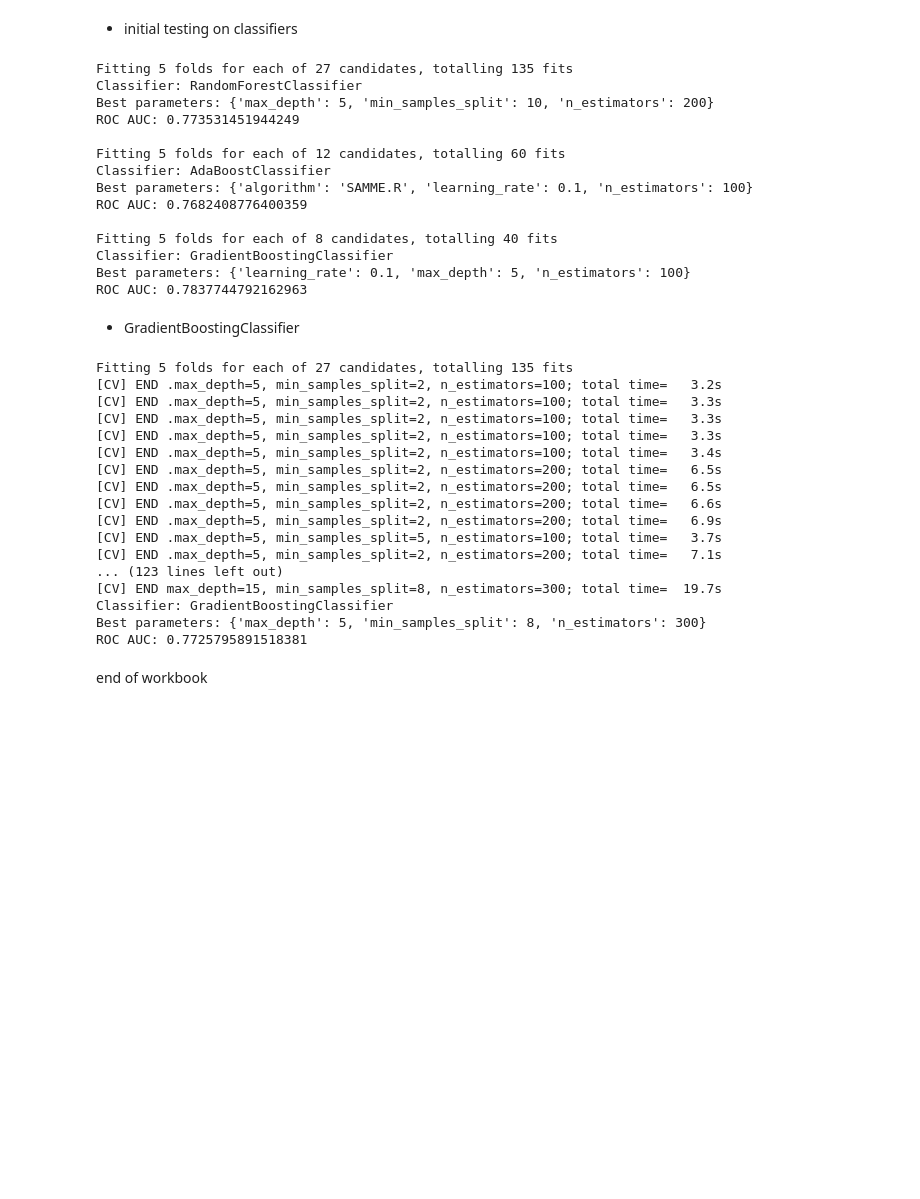
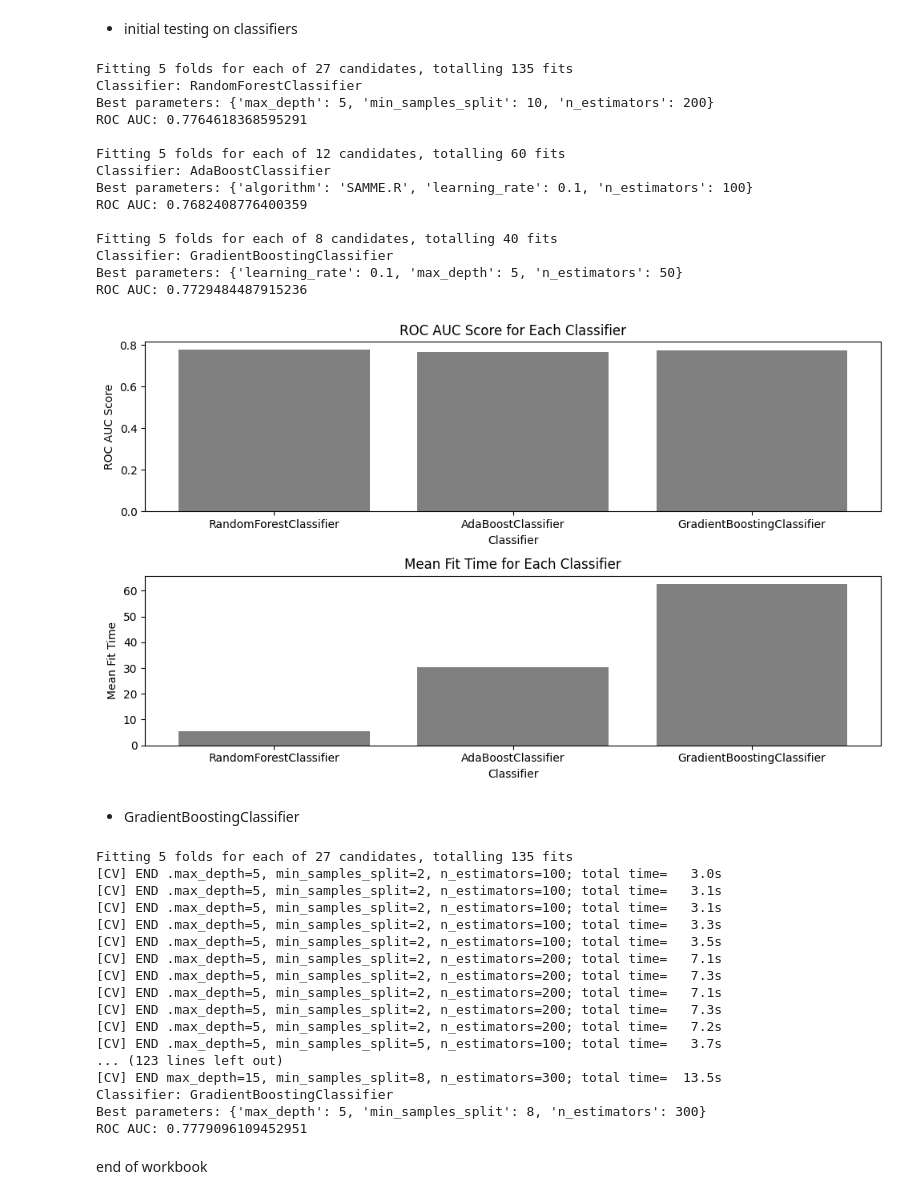
Before and after one commit to jaeyoun-chang/u_city_capstone, a Jupyter notebook: Arvato_Project_Workbook.ipynb, the cells around one changed output. Cells and saved outputs as stored; diff of their text form; code cells hidden in the pictures; blank space fills up the shorter version.

```diff
--- a/Arvato_Project_Workbook.ipynb
+++ b/Arvato_Project_Workbook.ipynb
@@ -2109,6 +2107,10 @@ param_grids = [
 ]
 
 # Perform GridSearchCV
+
+scores = []
+times = []
+
 for i, j in zip(classifiers, param_grids):
     grid_search = GridSearchCV(i, j,
                                cv = KFold(n_splits = 5, shuffle = True, random_state = 0),
@@ -2125,6 +2127,10 @@ for i, j in zip(classifiers, param_grids):
     y_pred_prob = best_model.predict_proba(X_test)[:, 1]
     roc_auc = roc_auc_score(y_test, y_pred_prob)
 
+    # enlist the score and mean fit time
+    scores.append(roc_auc)
+    times.append(np.mean(grid_search.cv_results_['mean_fit_time']))
+
     print("Classifier:", i.__class__.__name__)
     print("Best parameters:", grid_search.best_params_)
     print("ROC AUC:", roc_auc, '\n')
@@ -2132,7 +2138,7 @@ for i, j in zip(classifiers, param_grids):
 Fitting 5 folds for each of 27 candidates, totalling 135 fits
 Classifier: RandomForestClassifier
 Best parameters: {'max_depth': 5, 'min_samples_split': 10, 'n_estimators': 200}
-ROC AUC: 0.773531451944249
+ROC AUC: 0.7764618368595291
 
 Fitting 5 folds for each of 12 candidates, totalling 60 fits
 Classifier: AdaBoostClassifier
@@ -2141,8 +2147,29 @@ ROC AUC: 0.7682408776400359
 
 Fitting 5 folds for each of 8 candidates, totalling 40 fits
 Classifier: GradientBoostingClassifier
-Best parameters: {'learning_rate': 0.1, 'max_depth': 5, 'n_estimators': 100}
-ROC AUC: 0.7837744792162963
+Best parameters: {'learning_rate': 0.1, 'max_depth': 5, 'n_estimators': 50}
+ROC AUC: 0.7729484487915236
+# %%
+# Plot the scores and times
+classifiers_names = [c.__class__.__name__ for c in classifiers]
+
+plt.figure(figsize=(10, 6))
+plt.subplot(2, 1, 1)
+plt.bar(classifiers_names, scores, color = 'gray')
+plt.xlabel('Classifier')
+plt.ylabel('ROC AUC Score')
+plt.title('ROC AUC Score for Each Classifier')
+
+plt.subplot(2, 1, 2)
+plt.bar(classifiers_names, times, color = 'gray')
+plt.xlabel('Classifier')
+plt.ylabel('Mean Fit Time')
+plt.title('Mean Fit Time for Each Classifier')
+
+plt.tight_layout()
+plt.show()
+# %% [output]
+[figure, added]
 # %% [markdown]
 * GradientBoostingClassifier
 # %%
@@ -2179,21 +2206,21 @@ print("Best parameters:", grid_search.best_params_)
 print("ROC AUC:", roc_auc, '\n')
 # %% [output]
 Fitting 5 folds for each of 27 candidates, totalling 135 fits
-[CV] END .max_depth=5, min_samples_split=2, n_estimators=100; total time=   3.2s
+[CV] END .max_depth=5, min_samples_split=2, n_estimators=100; total time=   3.0s
+[CV] END .max_depth=5, min_samples_split=2, n_estimators=100; total time=   3.1s
+[CV] END .max_depth=5, min_samples_split=2, n_estimators=100; total time=   3.1s
 [CV] END .max_depth=5, min_samples_split=2, n_estimators=100; total time=   3.3s
-[CV] END .max_depth=5, min_samples_split=2, n_estimators=100; total time=   3.3s
-[CV] END .max_depth=5, min_samples_split=2, n_estimators=100; total time=   3.3s
-[CV] END .max_depth=5, min_samples_split=2, n_estimators=100; total time=   3.4s
-[CV] END .max_depth=5, min_samples_split=2, n_estimators=200; total time=   6.5s
-[CV] END .max_depth=5, min_samples_split=2, n_estimators=200; total time=   6.5s
-[CV] END .max_depth=5, min_samples_split=2, n_estimators=200; total time=   6.6s
-[CV] END .max_depth=5, min_samples_split=2, n_estimators=200; total time=   6.9s
+[CV] END .max_depth=5, min_samples_split=2, n_estimators=100; total time=   3.5s
+[CV] END .max_depth=5, min_samples_split=2, n_estimators=200; total time=   7.1s
+[CV] END .max_depth=5, min_samples_split=2, n_estimators=200; total time=   7.3s
+[CV] END .max_depth=5, min_samples_split=2, n_estimators=200; total time=   7.1s
+[CV] END .max_depth=5, min_samples_split=2, n_estimators=200; total time=   7.3s
+[CV] END .max_depth=5, min_samples_split=2, n_estimators=200; total time=   7.2s
 [CV] END .max_depth=5, min_samples_split=5, n_estimators=100; total time=   3.7s
-[CV] END .max_depth=5, min_samples_split=2, n_estimators=200; total time=   7.1s
 ... (123 lines left out)
-[CV] END max_depth=15, min_samples_split=8, n_estimators=300; total time=  19.7s
+[CV] END max_depth=15, min_samples_split=8, n_estimators=300; total time=  13.5s
 Classifier: GradientBoostingClassifier
 Best parameters: {'max_depth': 5, 'min_samples_split': 8, 'n_estimators': 300}
-ROC AUC: 0.7725795891518381
+ROC AUC: 0.7779096109452951
 # %% [markdown]
 end of workbook
```
Also changed, not shown: parts of 19 cells of this notebook.
